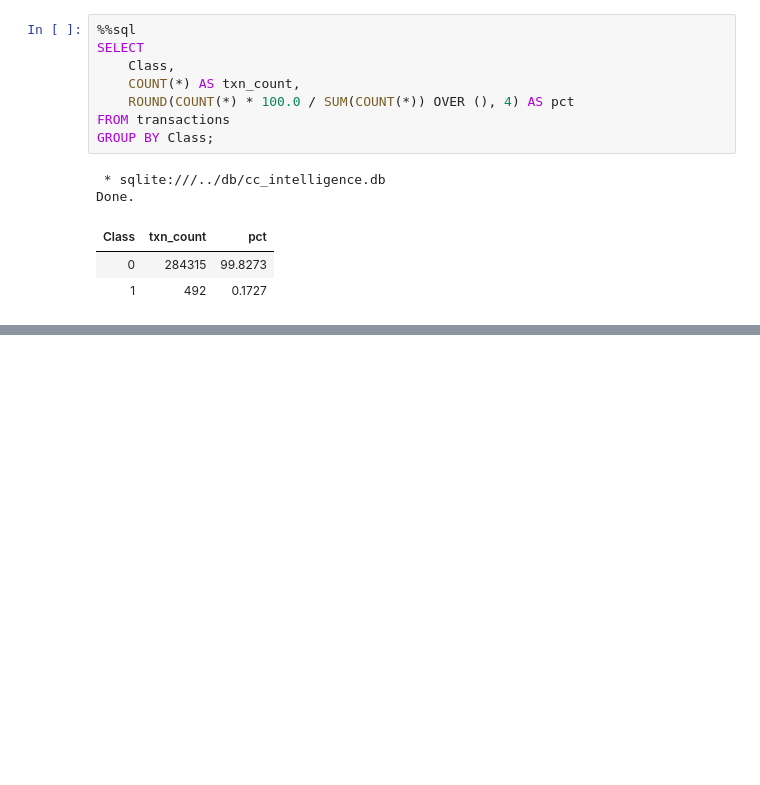
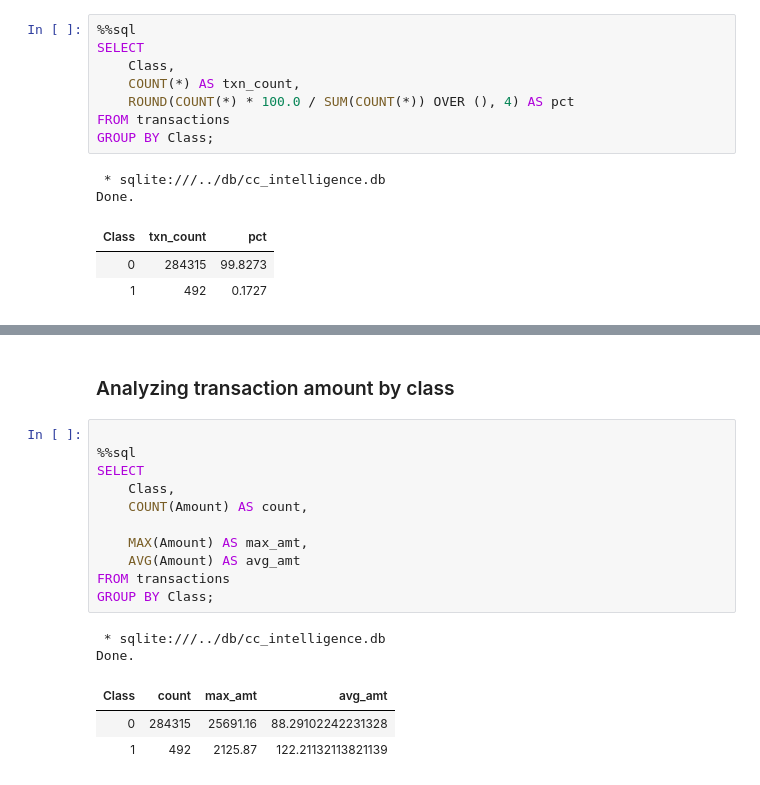
Before and after one commit to abhishiron/credit_card_intelligence, a Jupyter notebook: notebooks/phase1_eda.ipynb, the cells around one changed output, grey strips where cells are left out. Cells and saved outputs as stored; diff of their text form; blank space fills up the shorter version.

```diff
--- a/notebooks/phase1_eda.ipynb
+++ b/notebooks/phase1_eda.ipynb
@@ -121,0 +157,19 @@ Done.
+# %% [markdown]
+### Analyzing transaction amount by class
+# %%
+
+%%sql
+SELECT
+    Class,
+    COUNT(Amount) AS count,
+
+    MAX(Amount) AS max_amt,
+    AVG(Amount) AS avg_amt
+FROM transactions
+GROUP BY Class;
+# %% [output]
+ * sqlite:///../db/cc_intelligence.db
+Done.
+| Class | count | max_amt | avg_amt |
+| 0 | 284315 | 25691.16 | 88.29102242231328 |
+| 1 | 492 | 2125.87 | 122.21132113821139 |
```
Also changed, not shown: parts of 17 cells of this notebook.
